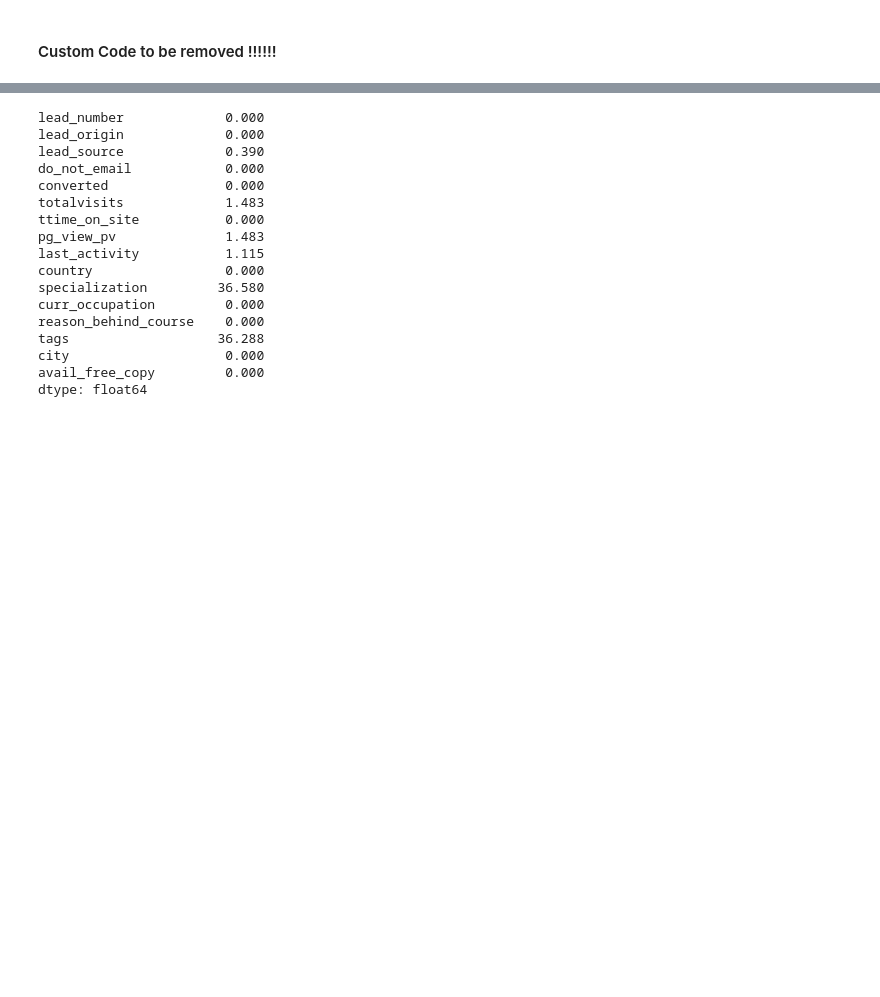
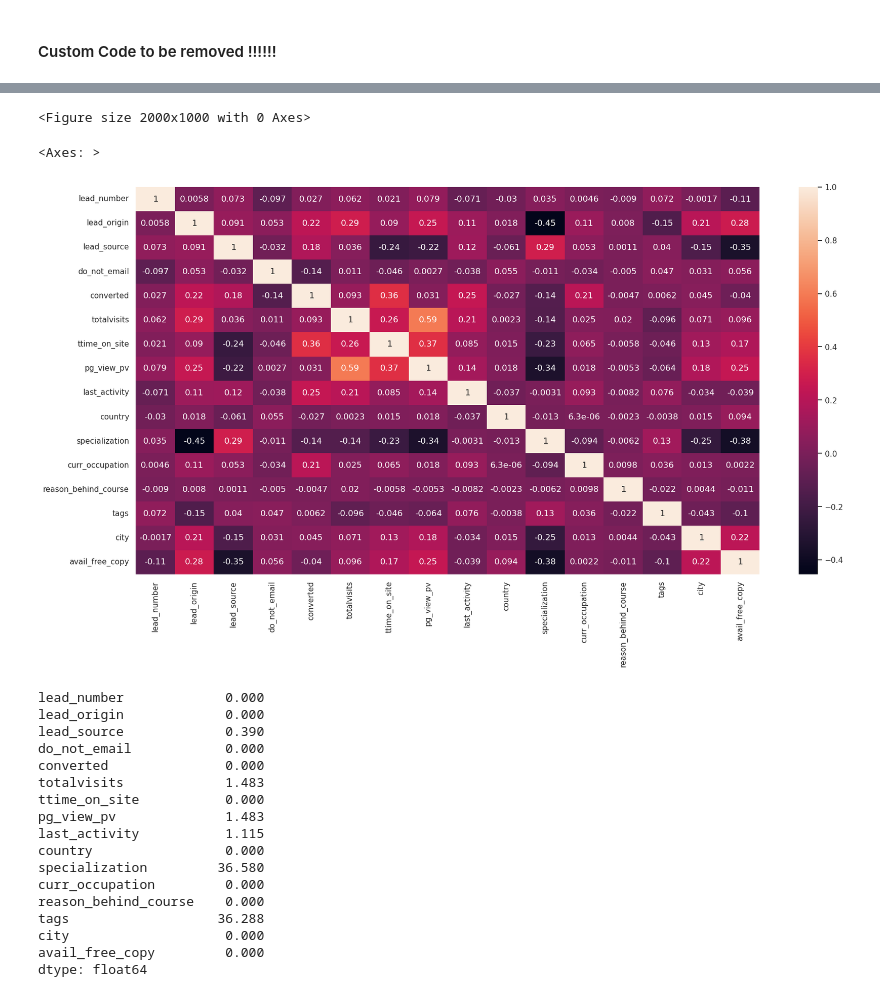
Before and after one commit to vigneshk01/Lead-Scoring-Case-Study, a Jupyter notebook: lead-scoring-case-study.ipynb, the cells around one changed output, grey strips where cells are left out. Drawn from its saved outputs; the diff is of its cells as text; code cells hidden in the pictures; blank space fills up the shorter version.

```diff
--- a/lead-scoring-case-study.ipynb
+++ b/lead-scoring-case-study.ipynb
@@ -377,0 +365,4 @@ dtype: float64
+# %%
+le = LabelEncoder()
+z = df.apply(le.fit_transform)
+z
@@ -378,3 +413,10 @@ dtype: float64
+# %%
+plt.figure(figsize=(20,10))
+sns.heatmap(z.corr(),annot=True)
+# %% [output]
+<Figure size 2000x1000 with 0 Axes>
+<Axes: >
+[figure, added]
 # %%
 100*(df.isna().sum()/len(df))
 dff = df[(df.notna()).all(axis=1)]
```
Also changed, not shown: parts of 12 cells of this notebook, 1 other file.
